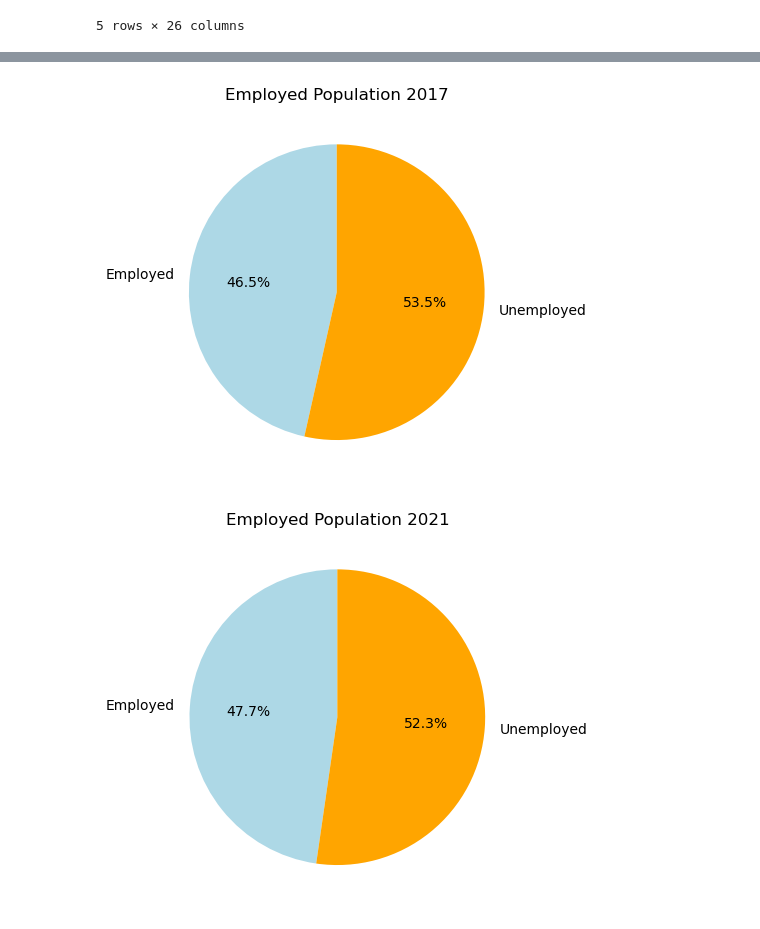
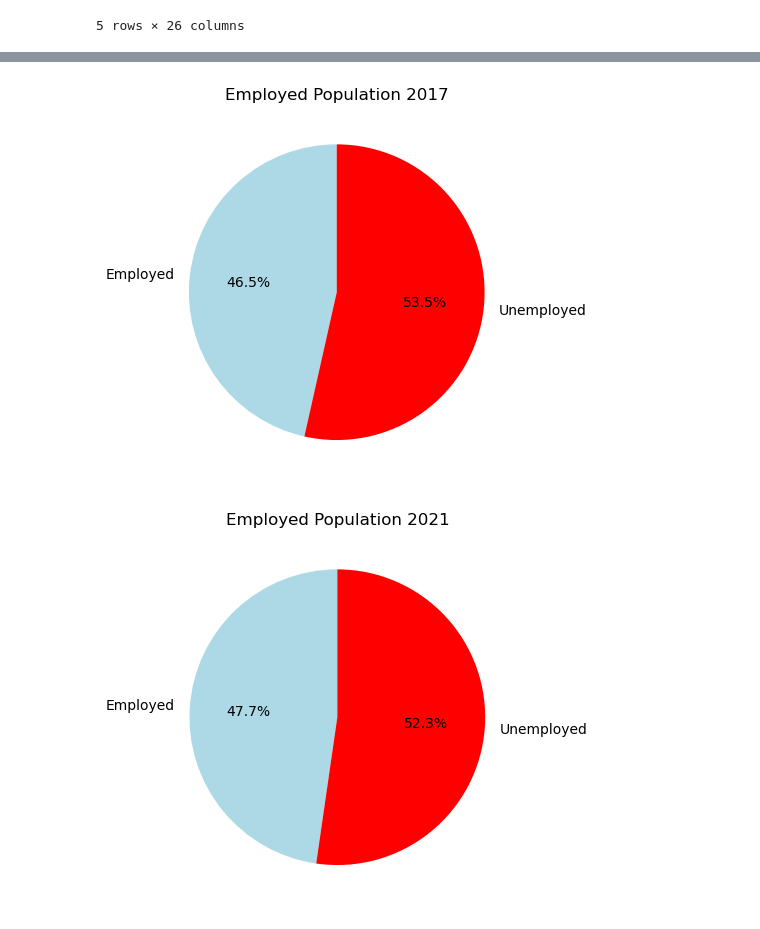
Before and after one commit to JoshuaMayo96/project-1, a Jupyter notebook: project-1.ipynb, the cells around one changed output, grey strips where cells are left out. Cells and saved outputs as stored; diff of their text form; code cells hidden in the pictures.

```diff
--- a/project-1.ipynb
+++ b/project-1.ipynb
@@ -6,11 +6,12 @@ import matplotlib.pyplot as plt
 import pandas as pd
 import numpy as np
 # %%
-df1 = pd.read_csv(r'C:\Users\joshu\homework\project-1\source_data\pop_y17.csv')
-df2 = pd.read_csv(r'C:\Users\joshu\homework\project-1\source_data\pop_y18.csv')
-df3 = pd.read_csv(r'C:\Users\joshu\homework\project-1\source_data\pop_y19.csv')
-df4 = pd.read_csv(r'C:\Users\joshu\homework\project-1\source_data\pop_y20.csv')
-df5 = pd.read_csv(r'C:\Users\joshu\homework\project-1\source_data\pop_y21.csv')
+# Read in State of Utah population data from 2017-2021 and concatinate into one dataframe.
+df1 = pd.read_csv('source_data\pop_y17.csv')
+df2 = pd.read_csv('source_data\pop_y18.csv')
+df3 = pd.read_csv('source_data\pop_y19.csv')
+df4 = pd.read_csv('source_data\pop_y20.csv')
+df5 = pd.read_csv('source_data\pop_y21.csv')
 
 pop_df = pd.concat([df1, df2, df3, df4, df5], axis=0)
 
@@ -153,37 +147,37 @@ plt.show()
 # %%
-# Create variables to be used for our percent population employed pie charts.
+# Create variables to be used for our percent population employed vs. unepmployed pie charts.
 total_population_2017 = pop_df[pop_df['Year'] == 2017]['Population'].sum()
 total_population_2021 = pop_df[pop_df['Year'] == 2021]['Population'].sum()
 
 employment_percentage_2017 = (totals_df['Average Employment_2017'] / total_population_2017) * 100
 employment_percentage_2021 = (totals_df['Average Employment_2021'] / total_population_2021) * 100
 
 
 
-# Create a pie chart for percent of population employed for 2017.
+# Create a pie chart for percent of population employed vs. unemployed for 2017.
 labels = ['Employed', 'Unemployed']
 sizes = [employment_percentage_2017, 100 - employment_percentage_2017]
-colors = ['#ADD8E6', 'orange']
+colors = ['#ADD8E6', 'r']
 plt.pie(sizes, labels=labels, colors=colors, autopct='%1.1f%%', startangle=90)
 plt.title('Employed Population 2017')
 
 
 
 plt.show()
 
 
 
 
-# Create a pie chart for percent of population employed for 2021.
+# Create a pie chart for percent of population employed vs. unemployed for 2021.
 labels = ['Employed', 'Unemployed']
 sizes = [employment_percentage_2021, 100 - employment_percentage_2021]
-colors = ['#ADD8E6', 'orange']
+colors = ['#ADD8E6', 'r']
 plt.pie(sizes, labels=labels, colors=colors, autopct='%1.1f%%', startangle=90)
 plt.title('Employed Population 2021')
 
 
 
 plt.show()
 # %% [output]
-[figure, old version]
+[figure, new version]
-[figure, old version]
+[figure, new version]
```
Also changed, not shown: parts of 6 cells of this notebook.
